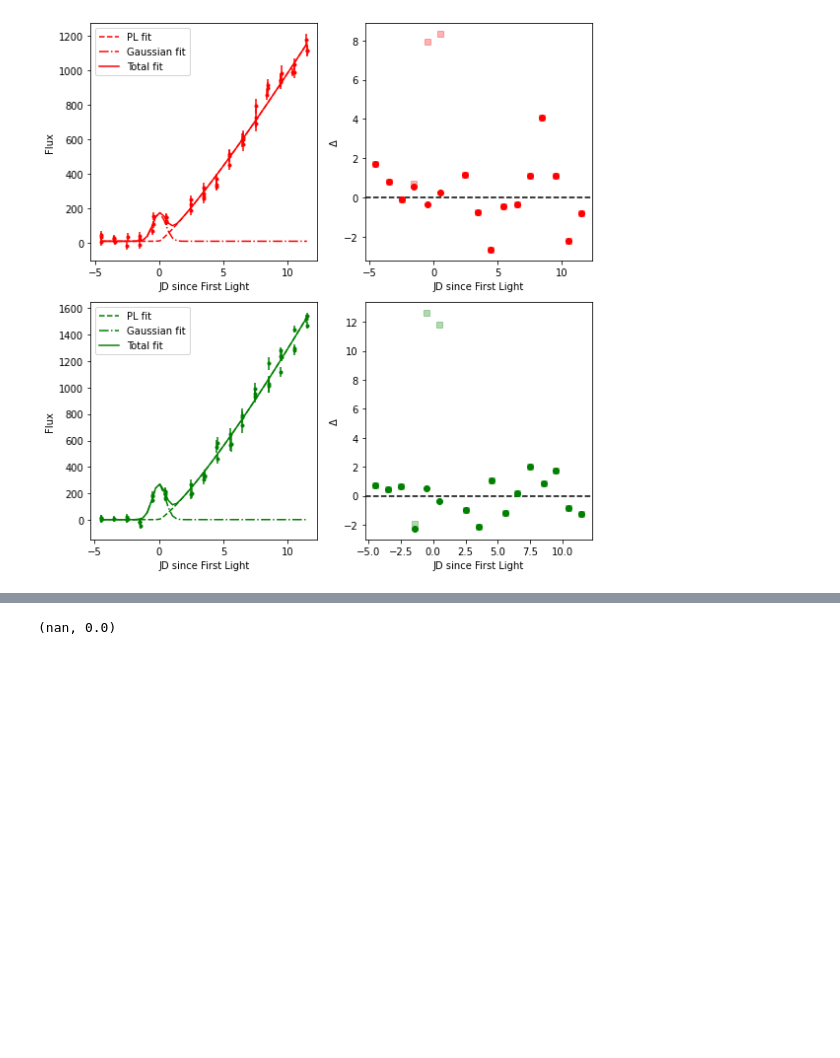
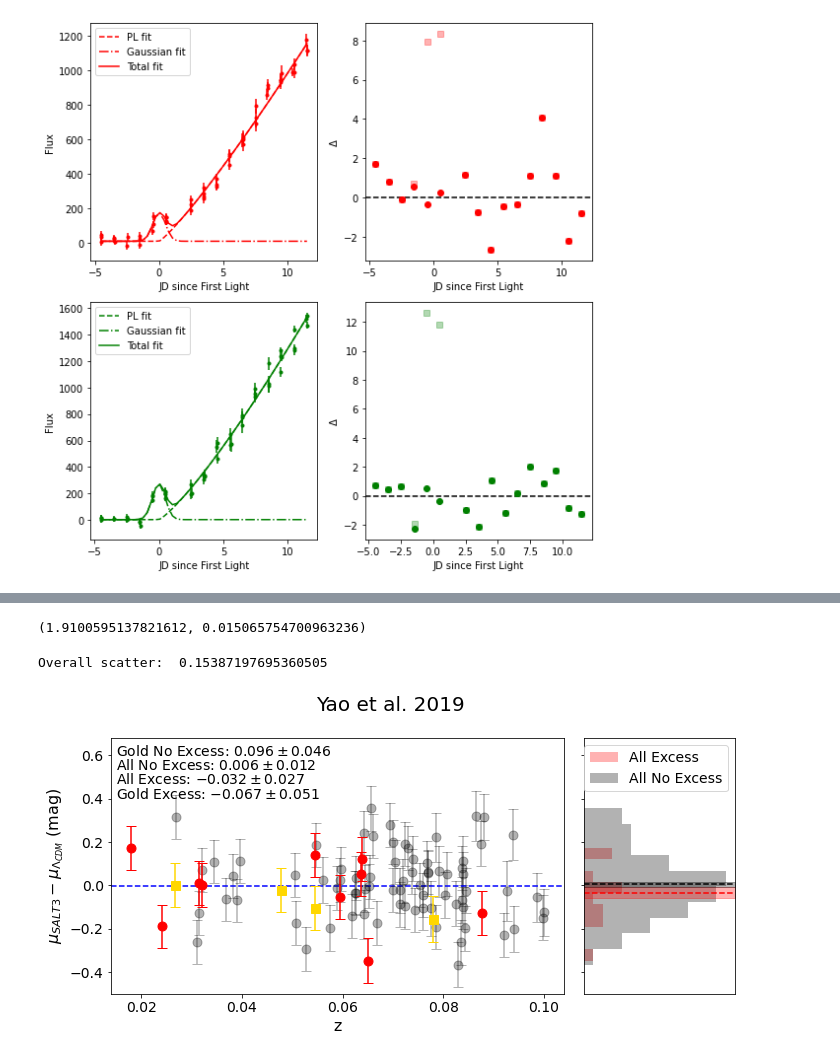
Before and after one commit to Christine8888/earlySN, a Jupyter notebook: Demo.ipynb, the cells around one changed output, grey strips where cells are left out. Drawn from its saved outputs; the diff is of its cells as text; code cells hidden in the pictures; blank space fills up the shorter version.

```diff
--- a/Package testing 2.ipynb
+++ b/Demo.ipynb
@@ -98,6 +108,11 @@ test.compute_bump_properties()
 # %%
-pl_excess = test.pl_params.loc[test.nd].dropna()
+pl_excess = test.pl_params.loc[test.excess].dropna()
 dataset.avg_and_error(pl_excess['alpha_r'], pl_excess['dalpha_r'])
 # %% [output]
-(nan, 0.0)
+(1.9100595137821612, 0.015065754700963236)
+# %%
+test.compare_excess()
+# %% [output]
+Overall scatter:  0.15387197695360505
+[figure, added]
 # %%
```
Also changed, not shown: parts of 18 cells of this notebook, 22 other files.
